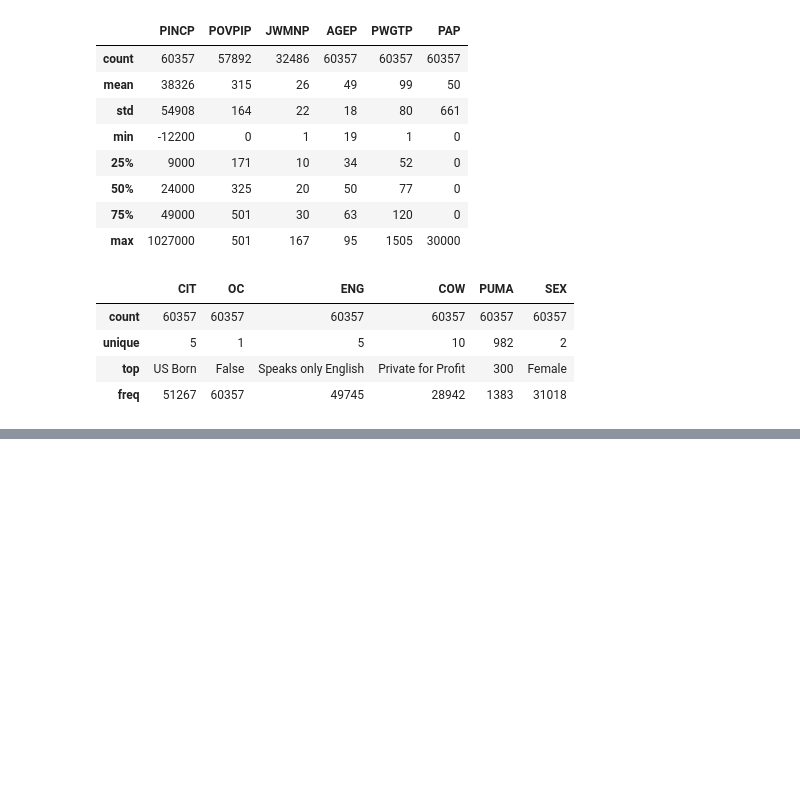
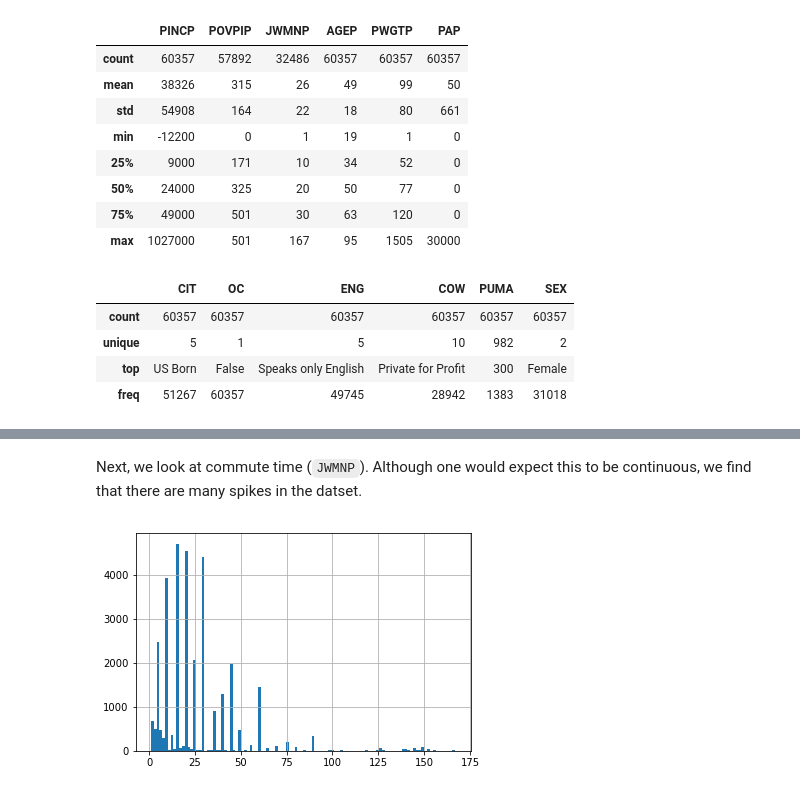
Before and after one commit to kjprice/SMU-data-mining, a Jupyter notebook: python_notebooks/person_eda.ipynb, the cells around one changed output, grey strips where cells are left out. Cells and saved outputs as stored; diff of their text form; code cells hidden in the pictures; blank space fills up the shorter version.

```diff
--- a/python_notebooks/person_eda.ipynb
+++ b/python_notebooks/person_eda.ipynb
@@ -100,0 +120,7 @@ df[importegorical_features].describe()
+# %% [markdown]
+Next, we look at commute time (`JWMNP`). Although one would expect this to be continuous, we find that there are many spikes in the datset.
+# %%
+df.JWMNP.hist(bins=len(df.JWMNP.unique()))
+plt.show()
+# %% [output]
+[figure, added]
```
Also changed, not shown: parts of 8 cells of this notebook.
